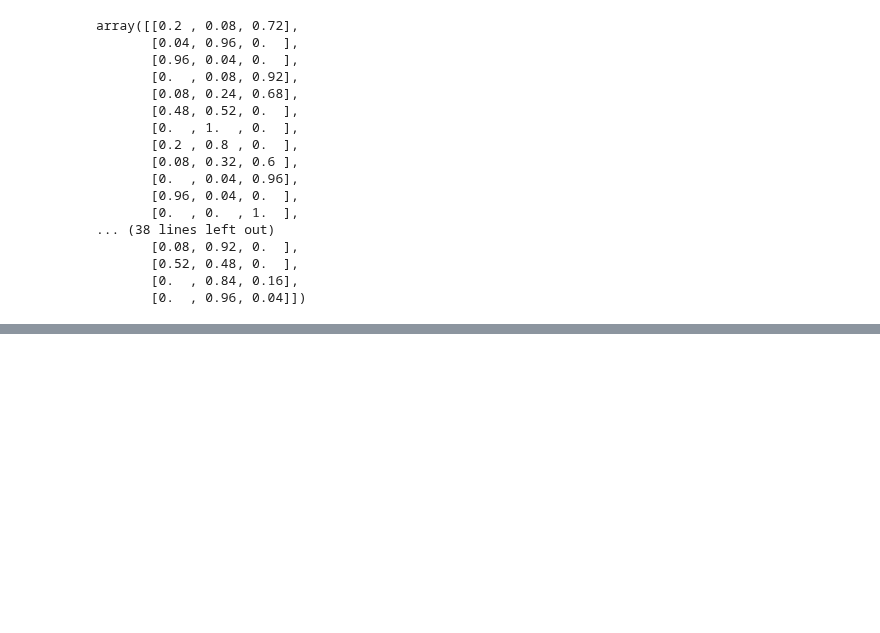
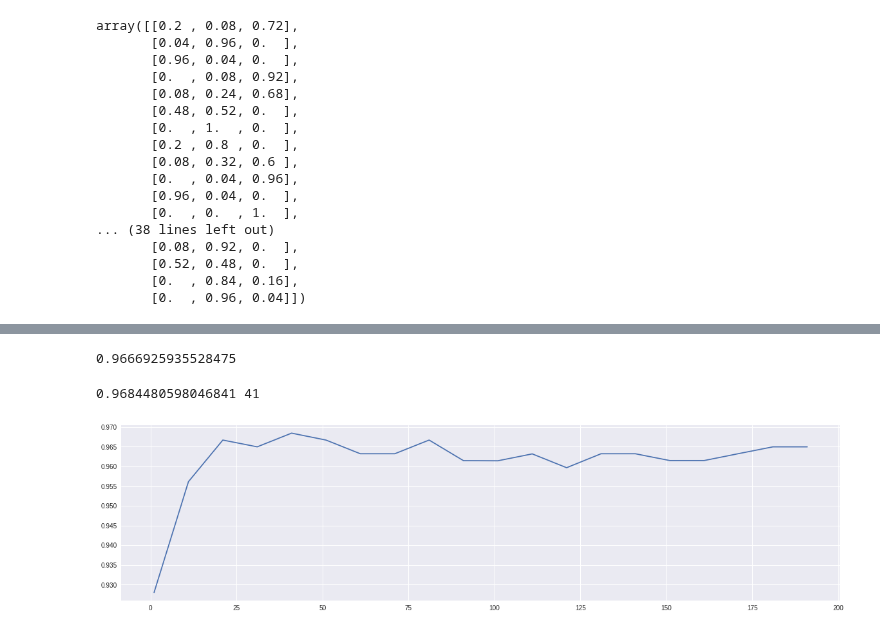
Before and after one commit to cwcheng0/practicepython, a Jupyter notebook: SKLearn_RandomForest.ipynb, the cells around one changed output, grey strips where cells are left out. Cells and saved outputs as stored; diff of their text form; code cells hidden in the pictures; blank space fills up the shorter version.

```diff
--- a/SKLearn_RandomForest.ipynb
+++ b/SKLearn_RandomForest.ipynb
@@ -141,3 +141,15 @@ array([[0.2 , 0.08, 0.72],
        [0.52, 0.48, 0.  ],
        [0.  , 0.84, 0.16],
        [0.  , 0.96, 0.04]])
+# %%
+# Load Breast Cancer
+from sklearn.datasets import load_breast_cancer
+from sklearn.ensemble import RandomForestClassifier
+from sklearn.model_selection import GridSearchCV
+from sklearn.model_selection import cross_val_score
+import matplotlib.pyplot as plt
+import pandas as pd
+import numpy as np
+
+data = load_breast_cancer()
+data
@@ -143,0 +198,25 @@ array([[0.2 , 0.08, 0.72],
+# %%
+# Predict
+rfc = RandomForestClassifier(n_estimators=100,random_state=90)
+score_pre = cross_val_score(rfc,data.data,data.target,cv=10).mean()
+score_pre
+# %% [output]
+0.9666925935528475
+# %%
+#####【TIME WARNING: 30 seconds】#####
+# Increase predict rate
+scorel = []
+for i in range(0,200,10):
+  rfc = RandomForestClassifier(n_estimators=i+1,
+  n_jobs=-1,
+  random_state=90)
+  score = cross_val_score(rfc,data.data,data.target,cv=10).mean()
+  scorel.append(score)
+
+print(max(scorel),(scorel.index(max(scorel))*10)+1)
+plt.figure(figsize=[20,5])
+plt.plot(range(1,201,10),scorel)
+plt.show()
+# %% [output]
+0.9684480598046841 41
+[figure, added]
```
Also changed, not shown: parts of 20 cells of this notebook.
